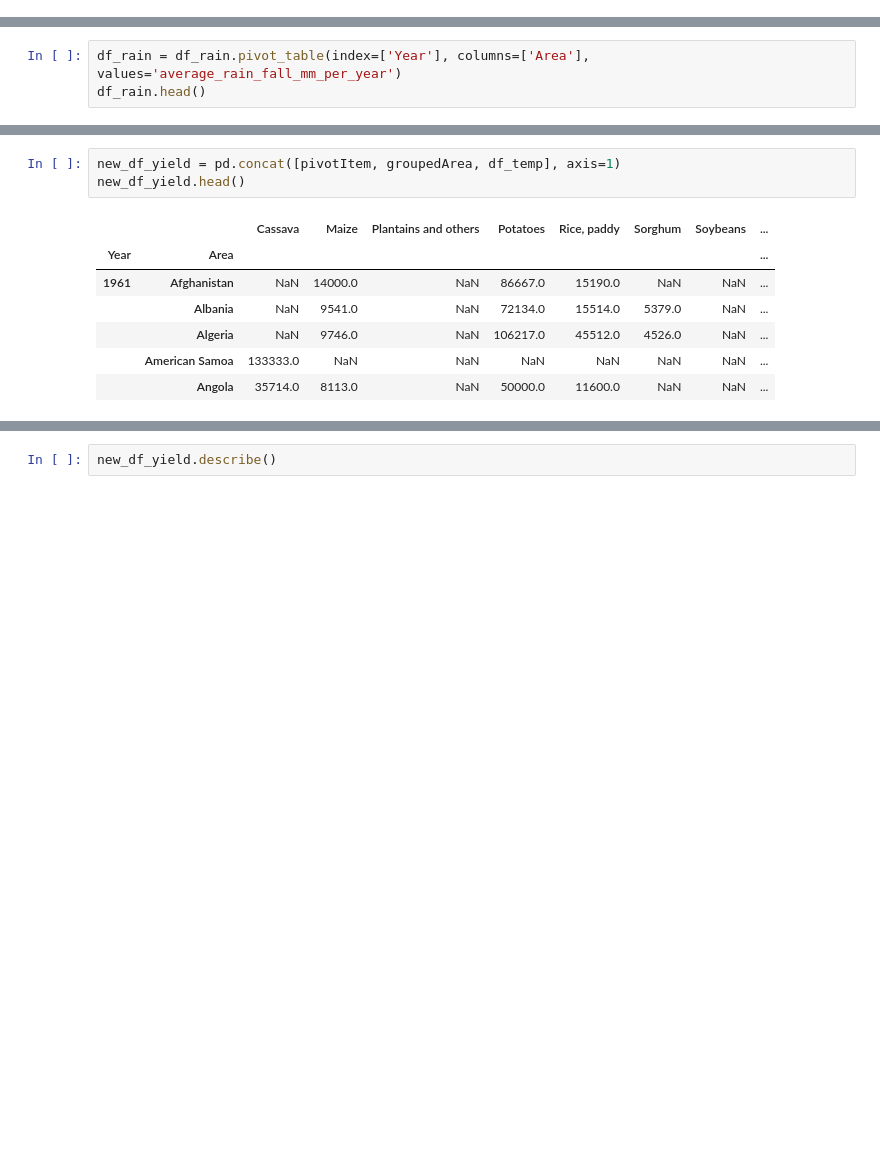
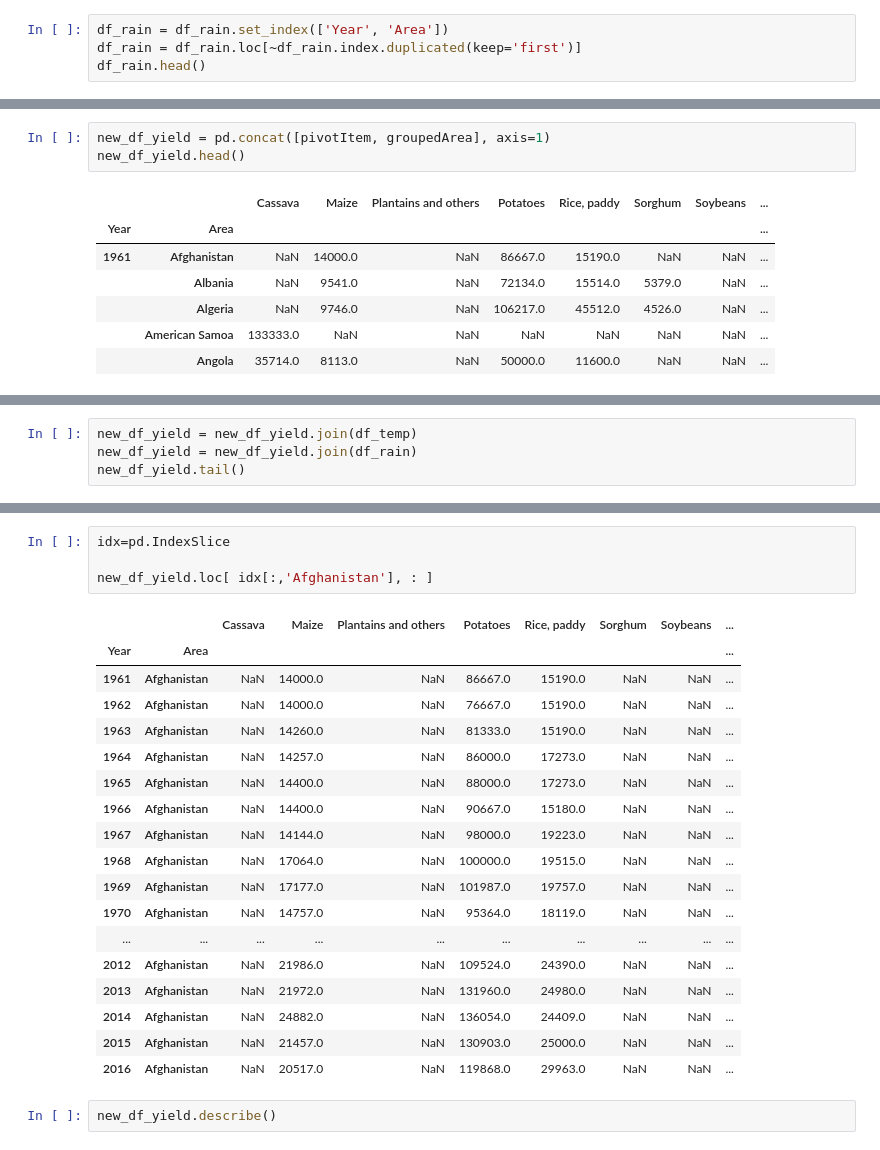
Before and after one commit to wrzdylan/crop_yield_prediction, a Jupyter notebook: data_analysis.ipynb, the cells around one changed output, grey strips where cells are left out. Saved outputs shown, nothing was run; the diff lists cells and outputs as text; blank space fills up the shorter version.

Commit message:
add join

```diff
--- a/data_analysis.ipynb
+++ b/data_analysis.ipynb
@@ -202,3 +202,7 @@ df_rain['average_rain_fall_mm_per_year'] = pd.to_numeric(df_rain['average_rain_f
 df_rain['average_rain_fall_mm_per_year'].dtype
 # %% [output]
 dtype('float64')
+# %%
+df_rain = df_rain.set_index(['Year', 'Area'])
+df_rain = df_rain.loc[~df_rain.index.duplicated(keep='first')]
+df_rain.head()
@@ -219,6 +231,3 @@ min        51.000000
 75%      1651.000000
 max      3240.000000
 Name: average_rain_fall_mm_per_year, dtype: float64
-# %%
-df_rain = df_rain.pivot_table(index=['Year'], columns=['Area'], values='average_rain_fall_mm_per_year')
-df_rain.head()
@@ -349,7 +349,7 @@ groupedArea
 |  | Zimbabwe | 301464 |
 10572 rows × 1 columns
 # %%
-new_df_yield = pd.concat([pivotItem, groupedArea, df_temp], axis=1)
+new_df_yield = pd.concat([pivotItem, groupedArea], axis=1)
 new_df_yield.head()
 # %% [output]
 |  |  | Cassava | Maize | Plantains and others | Potatoes | Rice, paddy | Sorghum | Soybeans | ... |
@@ -371,0 +362,4 @@ new_df_yield.tail()
+# %%
+new_df_yield = new_df_yield.join(df_temp)
+new_df_yield = new_df_yield.join(df_rain)
+new_df_yield.tail()
@@ -372,3 +374,26 @@ new_df_yield.tail()
+# %%
+idx=pd.IndexSlice
+
+new_df_yield.loc[ idx[:,'Afghanistan'], : ]
+# %% [output]
+|  |  | Cassava | Maize | Plantains and others | Potatoes | Rice, paddy | Sorghum | Soybeans | ... |
+| Year | Area |  |  |  |  |  |  |  | ... |
+| 1961 | Afghanistan | NaN | 14000.0 | NaN | 86667.0 | 15190.0 | NaN | NaN | ... |
+| 1962 | Afghanistan | NaN | 14000.0 | NaN | 76667.0 | 15190.0 | NaN | NaN | ... |
+| 1963 | Afghanistan | NaN | 14260.0 | NaN | 81333.0 | 15190.0 | NaN | NaN | ... |
+| 1964 | Afghanistan | NaN | 14257.0 | NaN | 86000.0 | 17273.0 | NaN | NaN | ... |
+| 1965 | Afghanistan | NaN | 14400.0 | NaN | 88000.0 | 17273.0 | NaN | NaN | ... |
+| 1966 | Afghanistan | NaN | 14400.0 | NaN | 90667.0 | 15180.0 | NaN | NaN | ... |
+| 1967 | Afghanistan | NaN | 14144.0 | NaN | 98000.0 | 19223.0 | NaN | NaN | ... |
+| 1968 | Afghanistan | NaN | 17064.0 | NaN | 100000.0 | 19515.0 | NaN | NaN | ... |
+| 1969 | Afghanistan | NaN | 17177.0 | NaN | 101987.0 | 19757.0 | NaN | NaN | ... |
+| 1970 | Afghanistan | NaN | 14757.0 | NaN | 95364.0 | 18119.0 | NaN | NaN | ... |
+| ... | ... | ... | ... | ... | ... | ... | ... | ... | ... |
+| 2012 | Afghanistan | NaN | 21986.0 | NaN | 109524.0 | 24390.0 | NaN | NaN | ... |
+| 2013 | Afghanistan | NaN | 21972.0 | NaN | 131960.0 | 24980.0 | NaN | NaN | ... |
+| 2014 | Afghanistan | NaN | 24882.0 | NaN | 136054.0 | 24409.0 | NaN | NaN | ... |
+| 2015 | Afghanistan | NaN | 21457.0 | NaN | 130903.0 | 25000.0 | NaN | NaN | ... |
+| 2016 | Afghanistan | NaN | 20517.0 | NaN | 119868.0 | 29963.0 | NaN | NaN | ... |
 # %%
 new_df_yield.describe()
 # %% [output]
```
Also changed, not shown: parts of 5 cells of this notebook.
